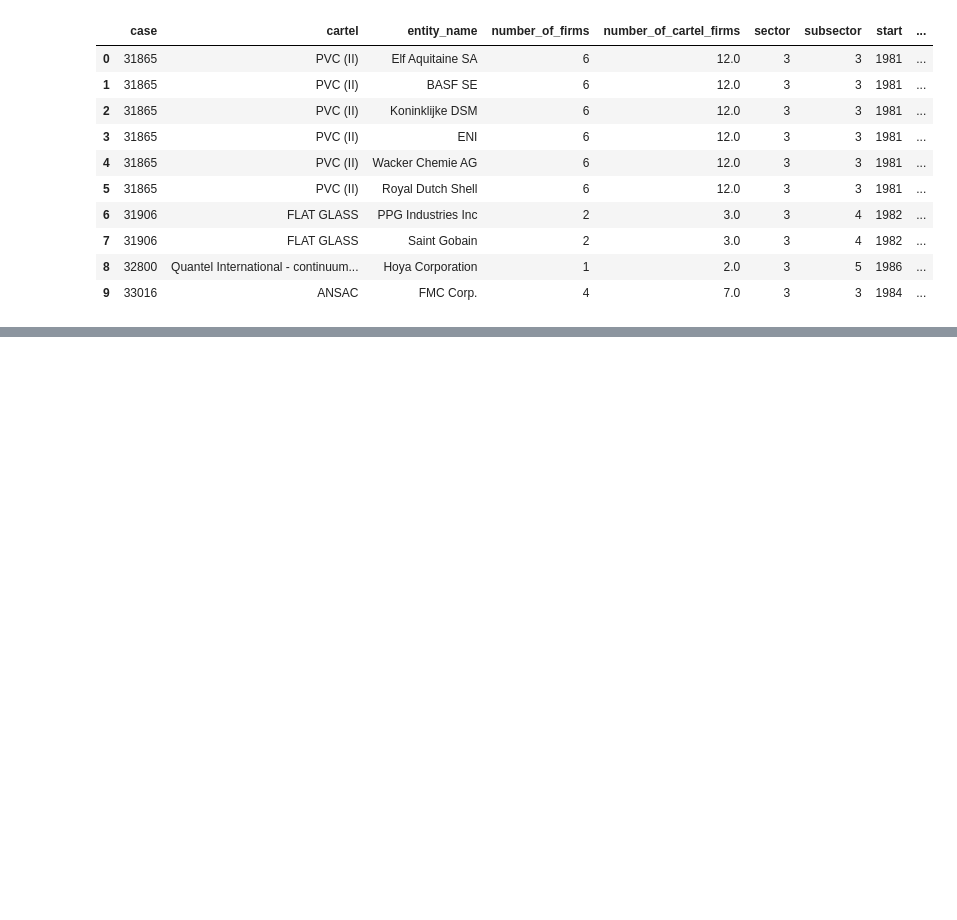
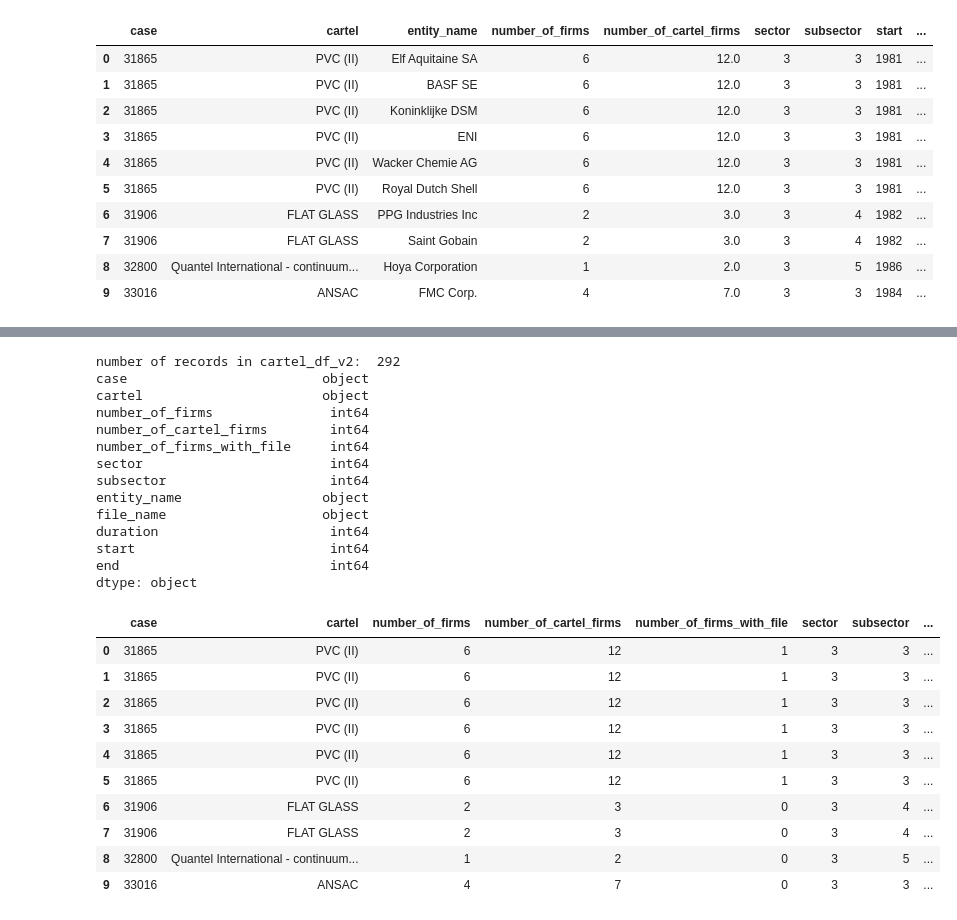
Before and after one commit to DeChrigi/BA_Thesis, a Jupyter notebook: connected_cartel_network.ipynb, the cells around one changed output, grey strips where cells are left out. Cells and saved outputs as stored; diff of their text form; code cells hidden in the pictures; blank space fills up the shorter version.

Commit message:
Draft 2 in connected_Cartel_network appended (works with herfindalhirschmann index)

```diff
--- a/connected_cartel_network.ipynb
+++ b/connected_cartel_network.ipynb
@@ -224,3 +224,15 @@ number of records in cartel_df_v2:  292
 | 7 | 31906 | FLAT GLASS | Saint Gobain | 2 | 3.0 | 3 | 4 | 1982 | ... |
 | 8 | 32800 | Quantel International - continuum... | Hoya Corporation | 1 | 2.0 | 3 | 5 | 1986 | ... |
 | 9 | 33016 | ANSAC | FMC Corp. | 4 | 7.0 | 3 | 3 | 1984 | ... |
+# %%
+# Assuming your DataFrame is named df
+# Step 1: Filter non-null file names
+cartel_df_v2_non_null = cartel_df_v2[cartel_df_v2['file_name'].notnull()]
+
+# Step 2: Group by 'case' and 'cartel', and count non-null file_name entries
+cartel_df_v2_fn_counts = cartel_df_v2_non_null.groupby(['case', 'cartel'])['file_name'].count().reset_index()
+
+# Optional: Rename the column to something meaningful
+cartel_df_v2_fn_counts = cartel_df_v2_fn_counts.rename(columns={'file_name': 'number_of_firms_with_file'})
+
+cartel_df_v2_fn_counts.head(10)
@@ -226,0 +251,52 @@ number of records in cartel_df_v2:  292
+# %%
+cartel_df_v2 = cartel_df_v2.merge(cartel_df_v2_fn_counts, left_on=['case', 'cartel'], right_on=['case', 'cartel'], how='left')
+
+# fill NaN values with 0
+cartel_df_v2['number_of_firms_with_file'] = cartel_df_v2['number_of_firms_with_file'].fillna(0)
+# convert to int
+cartel_df_v2['number_of_firms_with_file'] = cartel_df_v2['number_of_firms_with_file'].astype(int)
+
+# fill NaN values with 0
+cartel_df_v2['number_of_cartel_firms'] = cartel_df_v2['number_of_cartel_firms'].fillna(0)
+# convert to int
+cartel_df_v2['number_of_cartel_firms'] = cartel_df_v2['number_of_cartel_firms'].astype(int)
+
+# fill NaN values with 0
+cartel_df_v2['number_of_firms'] = cartel_df_v2['number_of_firms'].fillna(0)
+# convert to int
+cartel_df_v2['number_of_firms'] = cartel_df_v2['number_of_firms'].astype(int)
+
+# change order of columns
+cartel_df_v2 = cartel_df_v2[['case', 'cartel', 'number_of_firms', 'number_of_cartel_firms', 'number_of_firms_with_file', 'sector', 'subsector', 'entity_name', 'file_name', 'duration', 'start', 'end', ]]
+
+print(f"number of records in cartel_df_v2:  {cartel_df_v2.shape[0]}")
+
+print(cartel_df_v2.dtypes)
+
+cartel_df_v2.head(10)
+# %% [output]
+number of records in cartel_df_v2:  292
+case                         object
+cartel                       object
+number_of_firms               int64
+number_of_cartel_firms        int64
+number_of_firms_with_file     int64
+sector                        int64
+subsector                     int64
+entity_name                  object
+file_name                    object
+duration                      int64
+start                         int64
+end                           int64
+dtype: object
+|  | case | cartel | number_of_firms | number_of_cartel_firms | number_of_firms_with_file | sector | subsector | ... |
+| 0 | 31865 | PVC (II) | 6 | 12 | 1 | 3 | 3 | ... |
+| 1 | 31865 | PVC (II) | 6 | 12 | 1 | 3 | 3 | ... |
+| 2 | 31865 | PVC (II) | 6 | 12 | 1 | 3 | 3 | ... |
+| 3 | 31865 | PVC (II) | 6 | 12 | 1 | 3 | 3 | ... |
+| 4 | 31865 | PVC (II) | 6 | 12 | 1 | 3 | 3 | ... |
+| 5 | 31865 | PVC (II) | 6 | 12 | 1 | 3 | 3 | ... |
+| 6 | 31906 | FLAT GLASS | 2 | 3 | 0 | 3 | 4 | ... |
+| 7 | 31906 | FLAT GLASS | 2 | 3 | 0 | 3 | 4 | ... |
+| 8 | 32800 | Quantel International - continuum... | 1 | 2 | 0 | 3 | 5 | ... |
+| 9 | 33016 | ANSAC | 4 | 7 | 0 | 3 | 3 | ... |
```
Also changed, not shown: parts of 6 cells of this notebook, 3 other files.
